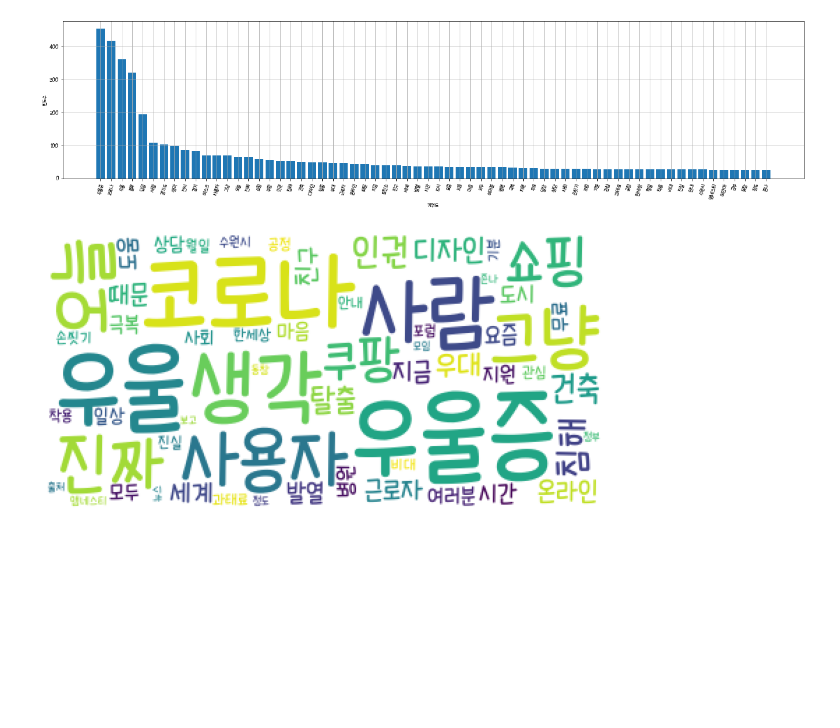
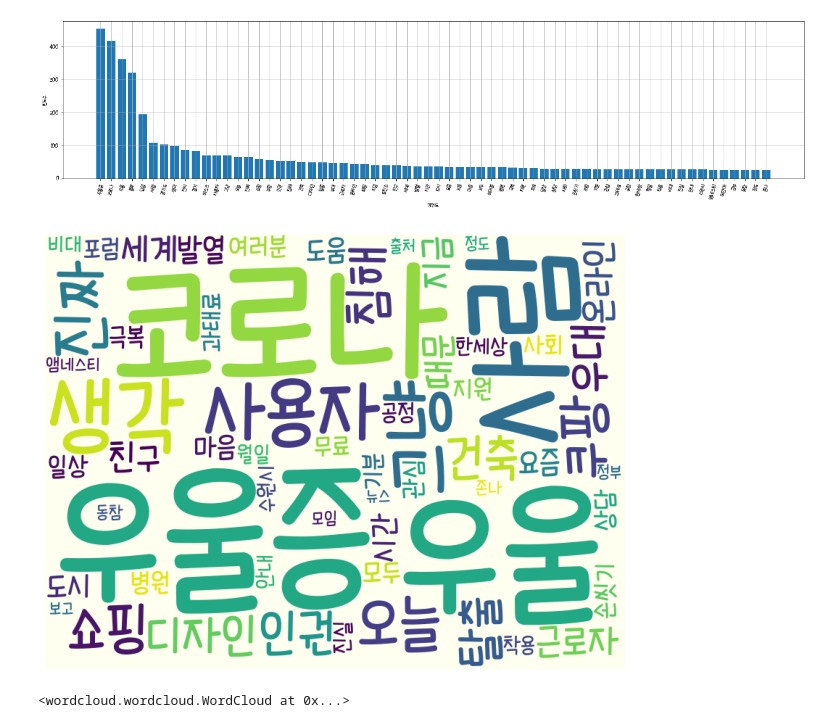
Before and after one commit to heoseongh/Annyeong, a Jupyter notebook: Bigdata/won_tweet.ipynb, the cells around one changed output. Drawn from its saved outputs; the diff is of its cells as text; code cells hidden in the pictures; blank space fills up the shorter version.

```diff
--- a/Bigdata/won_tweet.ipynb
+++ b/Bigdata/won_tweet.ipynb
@@ -262,12 +262,13 @@ font_name = font_manager.FontProperties(fname=font_path).get_name()
 rc('font', family=font_name)
 # %%
 wc = WordCloud(font_path=font_path,                                    ## .한글에 대한 위치를 표시한다.
-                      relative_scaling = 0.2,
-                      background_color='white',
+                      relative_scaling = 0.2, background_color='ivory', width=800, height=600
                       ).generate_from_frequencies(dict(word_count))             ## .단어별 빈도수를 딕셔너리로 변환해서 전달한다
-plt.figure(figsize=(10,6))
+plt.figure(figsize=(15,8))
 plt.imshow(wc)                                                      ## .이미지를 출력한다
 plt.axis("off")                                                            ## 그래프에 대한 축을 표시하지 않는다
 plt.show()
+wc.to_file('twitter.png')
 # %% [output]
-[figure, old version]
+[figure, new version]
+<wordcloud.wordcloud.WordCloud at 0x...>
```
Also changed, not shown: 2 other files.
